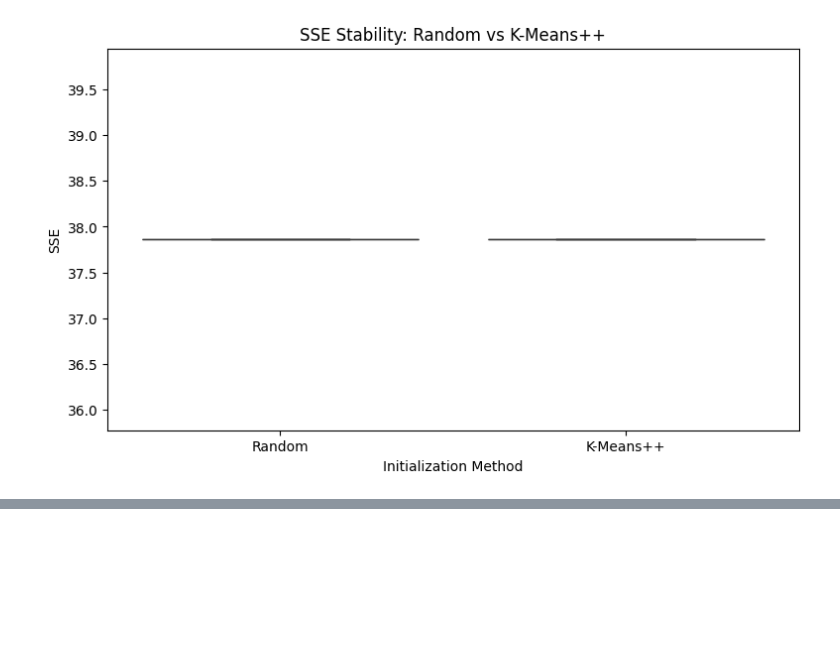
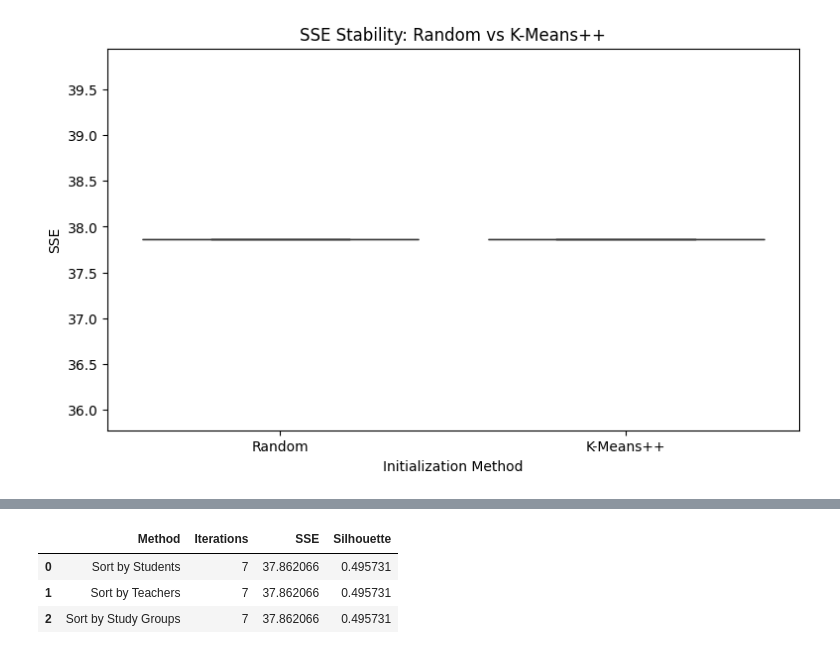
Before and after one commit to Aswini-Dileep/AI-ML-Project, a Jupyter notebook: AI_project.ipynb, the cells around one changed output, grey strips where cells are left out. Cells and saved outputs as stored; diff of their text form; code cells hidden in the pictures; blank space fills up the shorter version.

```diff
--- a/AI_project.ipynb
+++ b/AI_project.ipynb
@@ -1426,0 +1515,39 @@ plt.show()
+# %%
+
+# Cell 53: Compare feature-based mean initialization
+
+initialization_methods = {
+    "Sort by Students": initial_students,
+    "Sort by Teachers": initial_teachers,
+    "Sort by Study Groups": initial_groups
+}
+
+feature_results = []
+
+for method, initial in initialization_methods.items():
+
+    run_labels, run_centroids, run_iterations = standard_kmeans(
+        X_array,
+        k=3,
+        initial_centroids=initial
+    )
+
+    feature_results.append({
+        "Method": method,
+        "Iterations": run_iterations,
+        "SSE": calculate_sse(
+            X_array, run_labels, run_centroids
+        ),
+        "Silhouette": silhouette_score(
+            X_array, run_labels
+        )
+    })
+
+feature_comparison = pd.DataFrame(feature_results)
+
+feature_comparison
+# %% [output]
+|  | Method | Iterations | SSE | Silhouette |
+| 0 | Sort by Students | 7 | 37.862066 | 0.495731 |
+| 1 | Sort by Teachers | 7 | 37.862066 | 0.495731 |
+| 2 | Sort by Study Groups | 7 | 37.862066 | 0.495731 |
```
Also changed, not shown: parts of 6 cells of this notebook.
